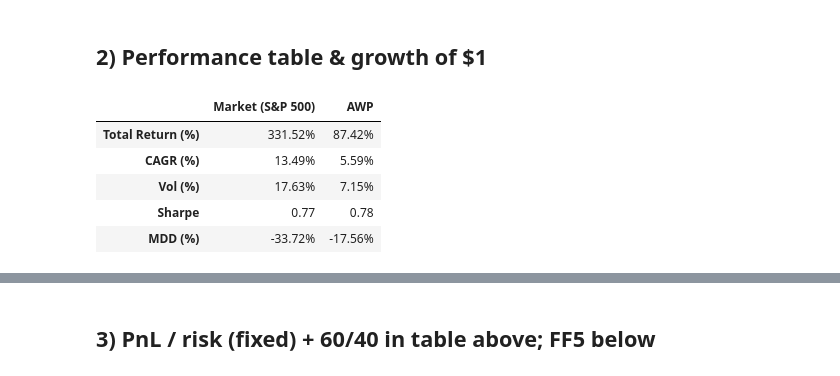
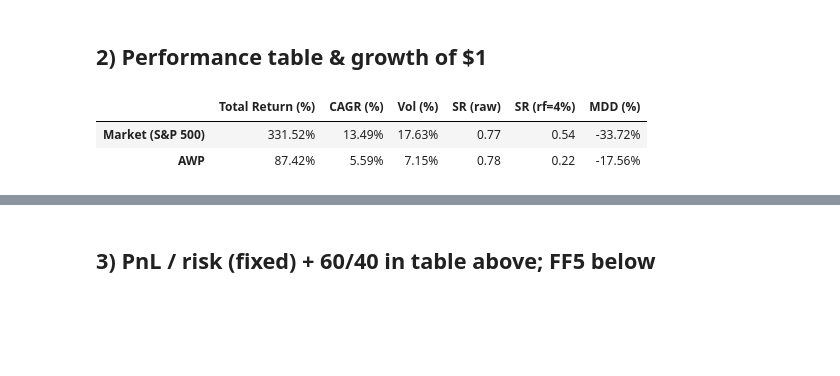
Before and after one commit to kcf1/fina4359-quant-trading, a Jupyter notebook: final/ben/awp_replication_analysis.ipynb, the cells around one changed output, grey strips where cells are left out. Saved outputs shown, nothing was run; the diff lists cells and outputs as text; code cells hidden in the pictures; blank space fills up the shorter version.

```diff
--- a/final/ben/awp_replication_analysis.ipynb
+++ b/final/ben/awp_replication_analysis.ipynb
@@ -58,6 +58,11 @@ def backtest_invvol_static(r: pd.DataFrame) -> pd.Series:
     s = r.std() * np.sqrt(ANN)
     w = (1.0 / s) / (1.0 / s).sum()
     return (r * w.reindex(r.columns).fillna(0.0)).sum(axis=1)
+
+def backtest_invvol_static_rs(r: pd.DataFrame) -> pd.Series:
+    s = r.std() * np.sqrt(ANN)
+    w = (1.0 / s) / (1.0 / s).sum()
+    return (r * w.reindex(r.columns).fillna(0.0))
 
 def backtest_invvol_rebal(r: pd.DataFrame, lookback: int, rule: str) -> pd.Series:
     # rule: "M" = month-end, "6M" = semi-annual, "Y" = year-end
@@ -94,10 +99,11 @@ def stats_mut(s: pd.Series, n: str = ""):
     cagr = (1.0 + s).prod() ** (ANN / nobs) - 1.0
     vol = s.std() * np.sqrt(ANN)
     sh = cagr / vol if vol > 0 else np.nan
+    sh_rf = (cagr - 0.04) / vol if vol > 0 else np.nan
     dstd = s[s < 0].std() * np.sqrt(ANN) if (s < 0).any() else np.nan
     sort = (s.mean() * ANN) / dstd if dstd and dstd > 0 else np.nan
     return {
-        'Total Return (%)': totret, "CAGR (%)": cagr, "Vol (%)": vol, "Sharpe": sh,
+        'Total Return (%)': totret, "CAGR (%)": cagr, "Vol (%)": vol, "SR (raw)": sh, "SR (rf=4%)": sh_rf,
         "MDD (%)": max_dd(s),
     }
 # %% [markdown]
@@ -162,29 +168,26 @@ tbl.rename(rename_dict).applymap(lambda x: f"{x:.2%}")
 # %%
 strat = pd.DataFrame(
     {
         "AWP_fixed_30/40/15/7.5/7.5": port_fixed,
         "AWP_invvol_static": port_iv_s,
         "AWP_invvol_monthly": port_iv_m,
         "AWP_invvol_6M": port_iv_6m,
         "AWP_invvol_annual": port_iv_y,
         "bench_60-40 (SPY60_IEF/TLT20-20)": port_6040,
     }
 )
 pd.DataFrame([stats(strat[k], k) for k in strat])
 df = pd.DataFrame({
     'Market (S&P 500)': pd.Series(stats_mut(r['spy'],'mkt')),
     'AWP': pd.Series(stats_mut(port_iv_s,'AWP'))
 })
 for col in df.index:
-    if "Sharpe" in col:
+    if "SR" in col:
         df.loc[col] = df.loc[col].apply(lambda x: f"{x:.2f}")  # keep as .2% for consistency, albeit usually would be ratio/decimal
     else:
         df.loc[col] = df.loc[col].apply(lambda x: f"{x:.2%}")
-df
+df.T
 # %% [output]
-|  | Market (S&P 500) | AWP |
-| Total Return (%) | 331.52% | 87.42% |
-| CAGR (%) | 13.49% | 5.59% |
-| Vol (%) | 17.63% | 7.15% |
-| Sharpe | 0.77 | 0.78 |
-| MDD (%) | -33.72% | -17.56% |
+|  | Total Return (%) | CAGR (%) | Vol (%) | SR (raw) | SR (rf=4%) | MDD (%) |
+| Market (S&P 500) | 331.52% | 13.49% | 17.63% | 0.77 | 0.54 | -33.72% |
+| AWP | 87.42% | 5.59% | 7.15% | 0.78 | 0.22 | -17.56% |
```
Also changed, not shown: parts of 23 cells of this notebook, 3 other files.
